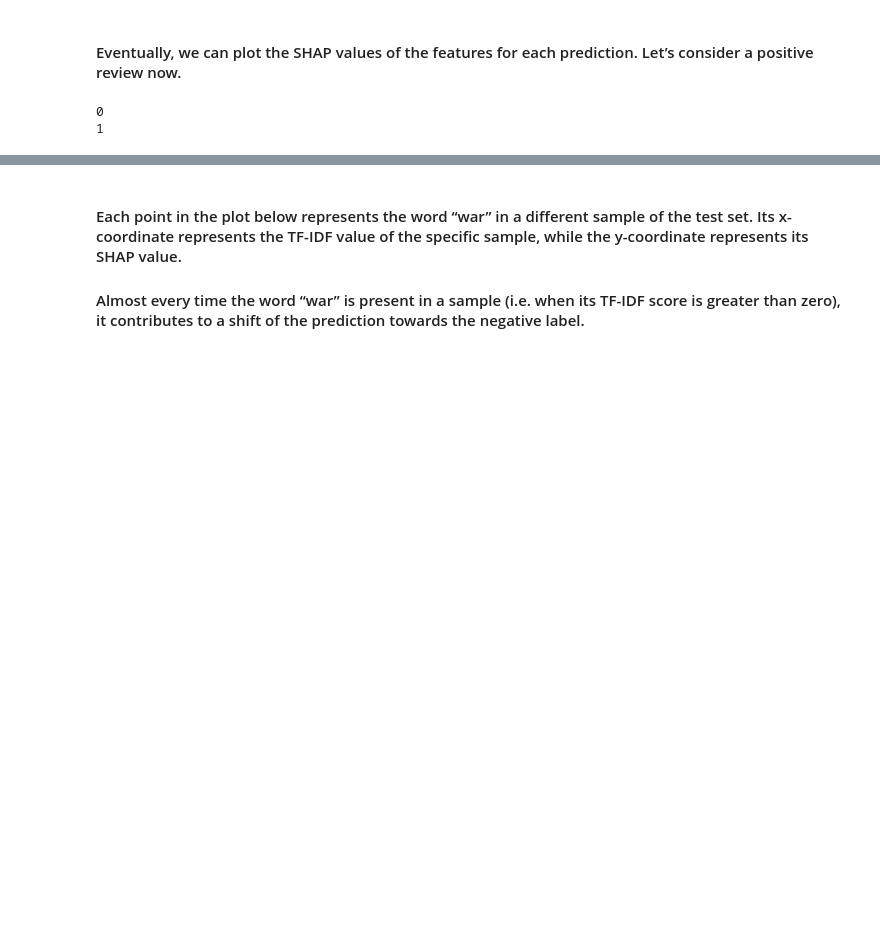
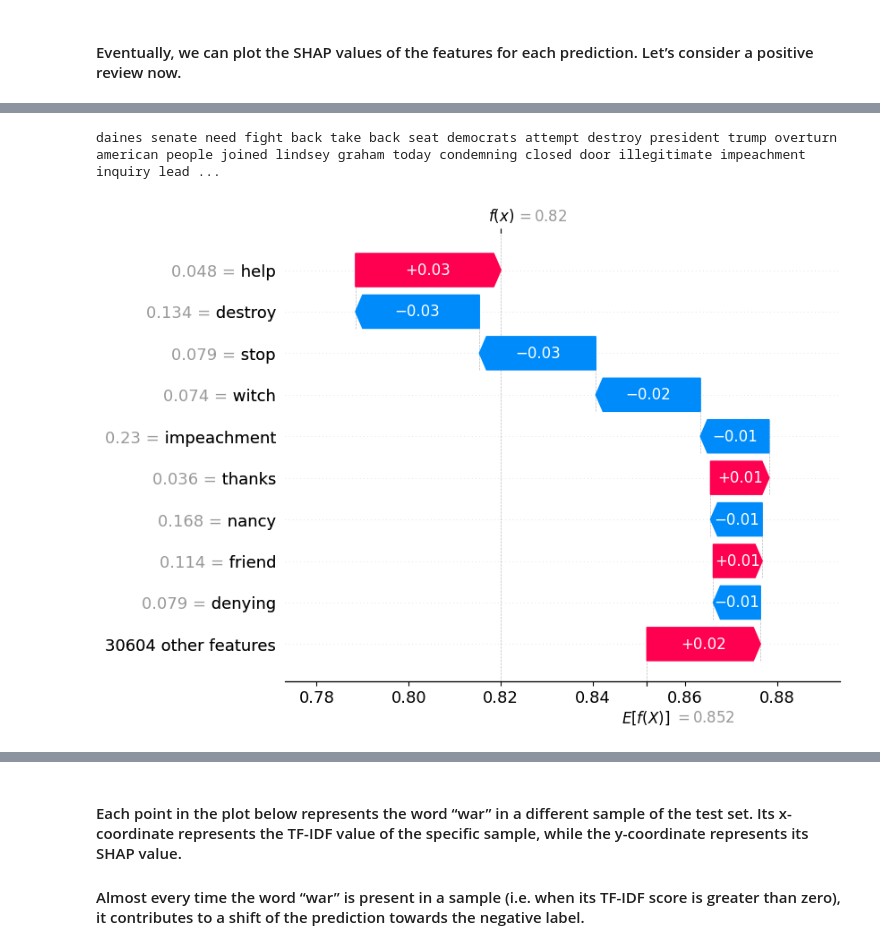
Before and after one commit to statzenthusiast921/political-emails-analysis, a Jupyter notebook: main/notebooks/Interpretable ML with Shapely 12.5.22.ipynb, the cells around one changed output, grey strips where cells are left out. Drawn from its saved outputs; the diff is of its cells as text; code cells hidden in the pictures; blank space fills up the shorter version.

```diff
--- a/main/notebooks/Interpretable ML with Shapely 12.5.22.ipynb
+++ b/main/notebooks/Interpretable ML with Shapely 12.5.22.ipynb
@@ -91,9 +91,3 @@ print(shap_values.values.shape) # (14830, 30613, 2)
 (14830, 30613, 2)
 # %% [markdown]
 #### Eventually, we can plot the SHAP values of the features for each prediction. Let’s consider a positive review now.
-# %%
-print(y_test[0])
-print(y_test[2])
-# %% [output]
-0
-1
@@ -99,0 +108,8 @@ print(y_test[2])
+# %%
+#Negative Republican Email Example
+shap.initjs()
+
+ind = 1
+print(X_test[ind])
+shap.plots.waterfall(shap_values[ind,:,1])
+# %% [output]
@@ -99,0 +117,2 @@ print(y_test[2])
+daines senate need fight back take back seat democrats attempt destroy president trump overturn american people joined lindsey graham today condemning closed door illegitimate impeachment inquiry lead ...
+[figure, added]
```
Also changed, not shown: parts of 8 cells of this notebook.
